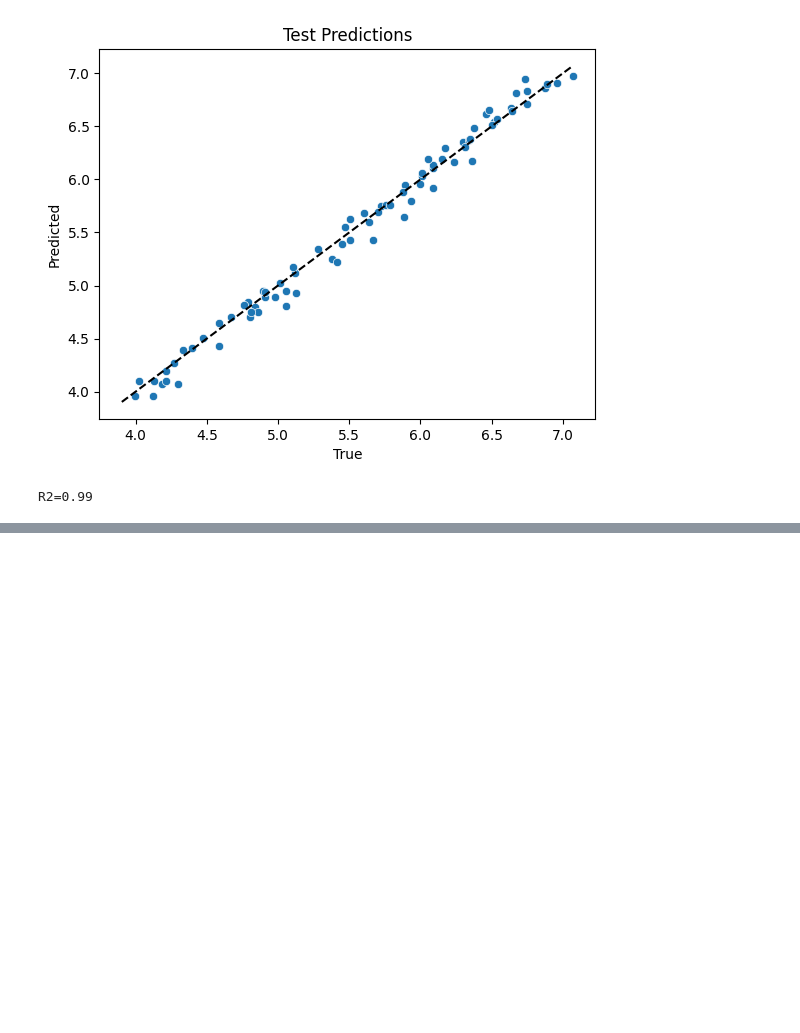
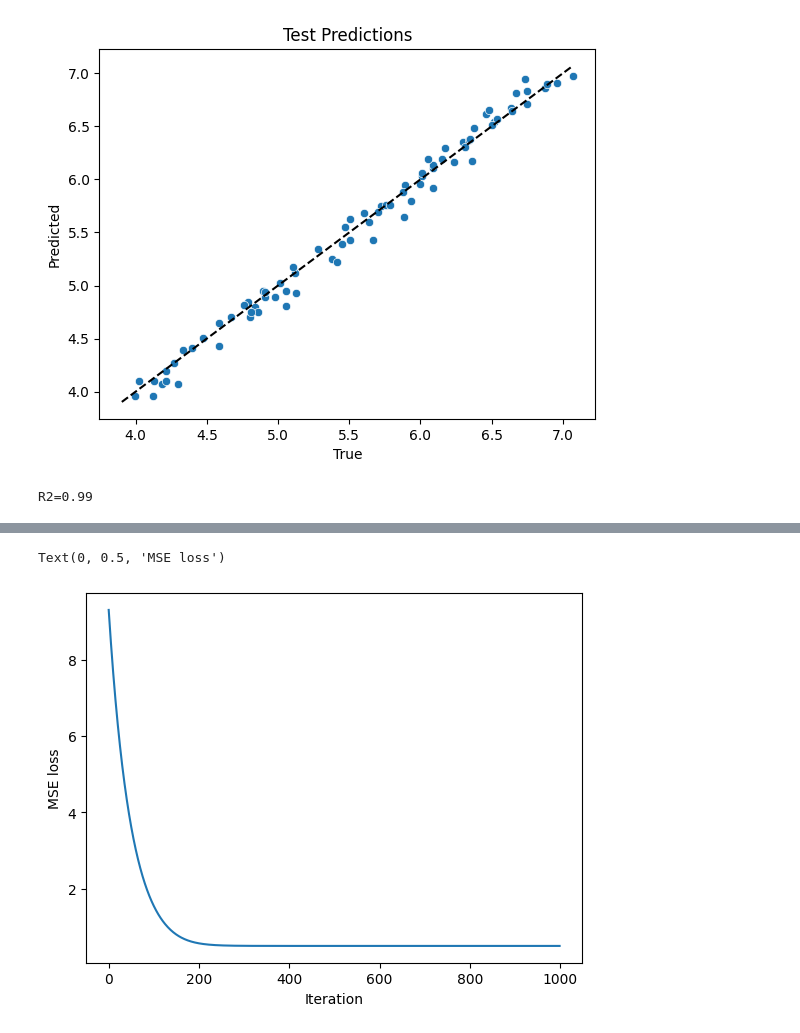
Before and after one commit to marcosfelt/interview_study_plan, a Jupyter notebook: algorithms/linear_regression.ipynb, the cells around one changed output, grey strips where cells are left out. Saved outputs shown, nothing was run; the diff lists cells and outputs as text; code cells hidden in the pictures; blank space fills up the shorter version.

```diff
--- a/algorithms/linear_regression.ipynb
+++ b/algorithms/linear_regression.ipynb
@@ -24,6 +29,13 @@ X = rng.random(size=(n, d))
 y = 3*X[:, 0] - 0.1*X[:, 1] + 4 +  0.1 * rng.normal(size=(n))
 cutoff =  int(test_size * n)
 idx = np.arange(n)
-train_idx, test_idx = idx[: cutoff], idx[cutoff:
-                                         ]
+train_idx, test_idx = idx[:cutoff], idx[cutoff:]
+
+# Normalize variables
+X_mu_tr, X_std_tr = X[train_idx].mean(axis=0),X[train_idx].std(axis=0)
+y_mu_tr, y_std_tr = y[train_idx].mean(), y[train_idx].std()
+X_s_tr = (X[train_idx]-X_mu_tr)/X_std_tr
+y_s_tr = (y[train_idx]-y_mu_tr)/y_std_tr
+X_s_ts = (X[test_idx]-X_mu_tr)/X_std_tr
+y_s_ts = (y[test_idx]-y_mu_tr)/y_std_tr
 # %% [markdown]
@@ -82,0 +96,21 @@ R2=0.99
+# %%
+rng_gd = np.random.default_rng(seed)
+beta = rng_gd.normal(size=d)
+print(f"Initial coefficients: {beta}")
+
+iters = 1000
+alpha = 0.001
+losses = []
+for iter in range(iters):
+  # Calculate derivative
+  dL_dbeta = -X_s_tr.T@y_s_tr + X_s_tr.T@X_s_tr@beta
+
+  # Take a gradient descent step
+  beta = beta - alpha*dL_dbeta
+
+  # Calculate loss
+  loss = np.linalg.norm(X_s_tr@beta - y_s_tr, ord=2)
+  losses.append(loss)
+  if iter % 100 == 0:
+    print(f"Iteration {iter}, loss: {loss:.03f}")
+print(f"Final coefficients: {beta}, final loss: {loss:.03f}")
@@ -82,0 +130,7 @@ R2=0.99
+# %%
+ax = sns.lineplot(x=np.arange(iters), y=losses)
+ax.set_xlabel("Iteration")
+ax.set_ylabel("MSE loss")
+# %% [output]
+Text(0, 0.5, 'MSE loss')
+[figure, added]
```
Also changed, not shown: parts of 14 cells of this notebook.
